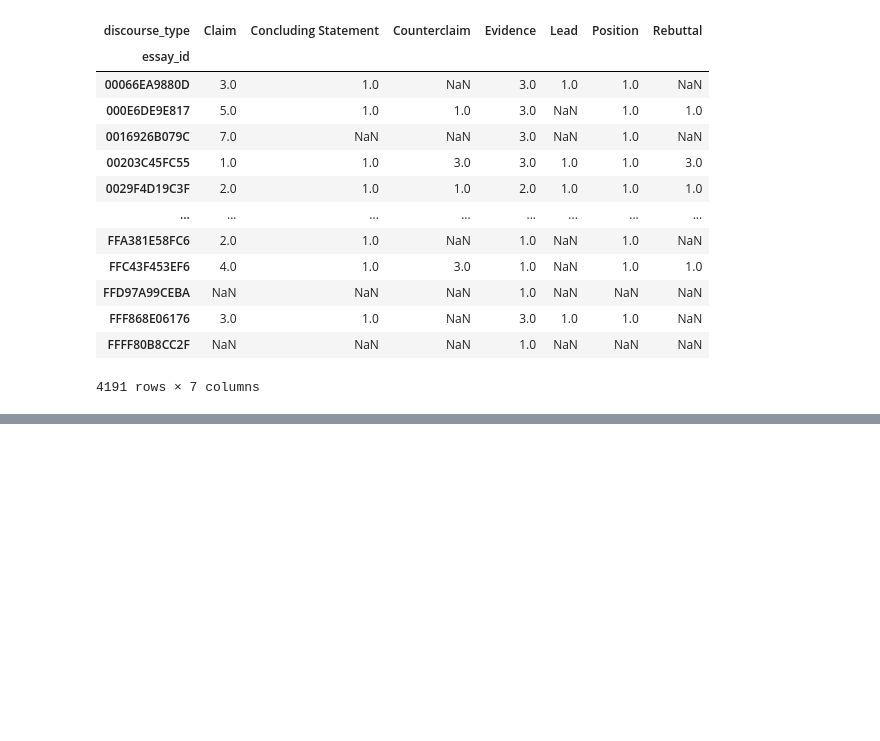
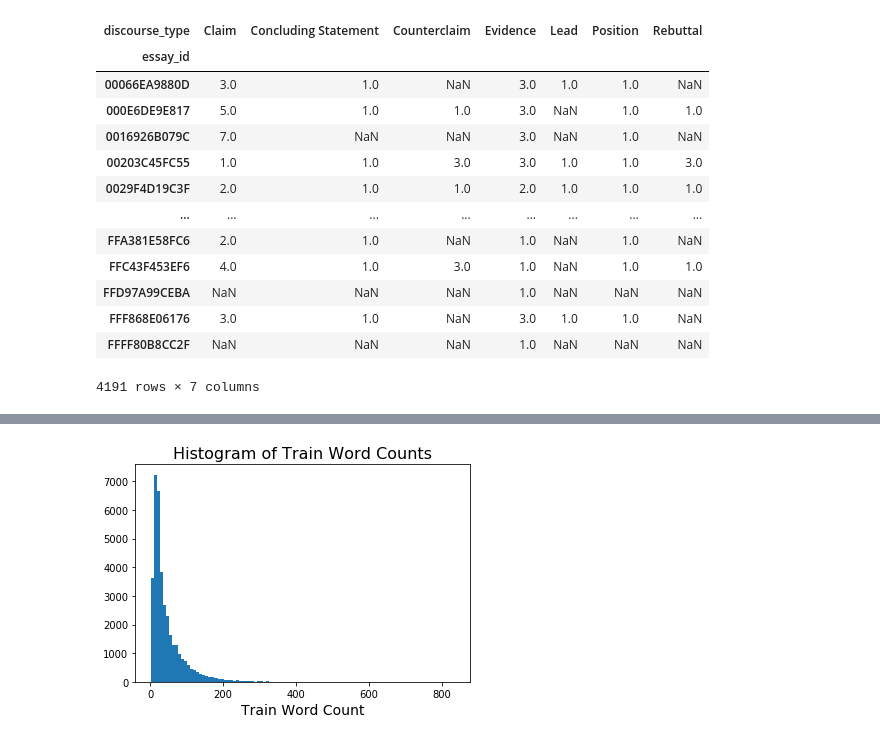
Before and after one commit to vivdenx/kaggle_comp, a Jupyter notebook: eda.ipynb, the cells around one changed output, grey strips where cells are left out. Cells and saved outputs as stored; diff of their text form; code cells hidden in the pictures; blank space fills up the shorter version.

```diff
--- a/eda.ipynb
+++ b/eda.ipynb
@@ -21,3 +21,3 @@ df.describe()
 | freq | 1 | 23 | 14 | 12105 | 20977 |
 # %%
-df[df['discourse_text'].duplicated(keep=False)]
+drop_indices = df[df['discourse_text'].duplicated(keep=False)].index
@@ -45,0 +24,4 @@ df.describe()
+# %%
+df.drop(drop_indices, inplace=True)
+
+df.describe()
@@ -110,2 +98,11 @@ Position                1.004744
 Rebuttal                1.223206
 dtype: float64
+# %%
+import string
+
+def clean(text):
+    return text.lower().translate(str.maketrans('', '', string.punctuation)).strip()
+
+df['discourse_text_no_punct'] = df['discourse_text'].apply(lambda x: clean(x))
+df['discourse_num_words'] = df['discourse_text_no_punct'].apply(lambda x: len(x.split()))
+df.head()
@@ -111,0 +116,7 @@ dtype: float64
+# %%
+plt.hist(df["discourse_num_words"], bins=100)
+plt.title('Histogram of Train Word Counts',size=16)
+plt.xlabel('Train Word Count',size=14)
+plt.show()
+# %% [output]
+[figure, added]
```
Also changed, not shown: parts of 8 cells of this notebook, 14 other files.
